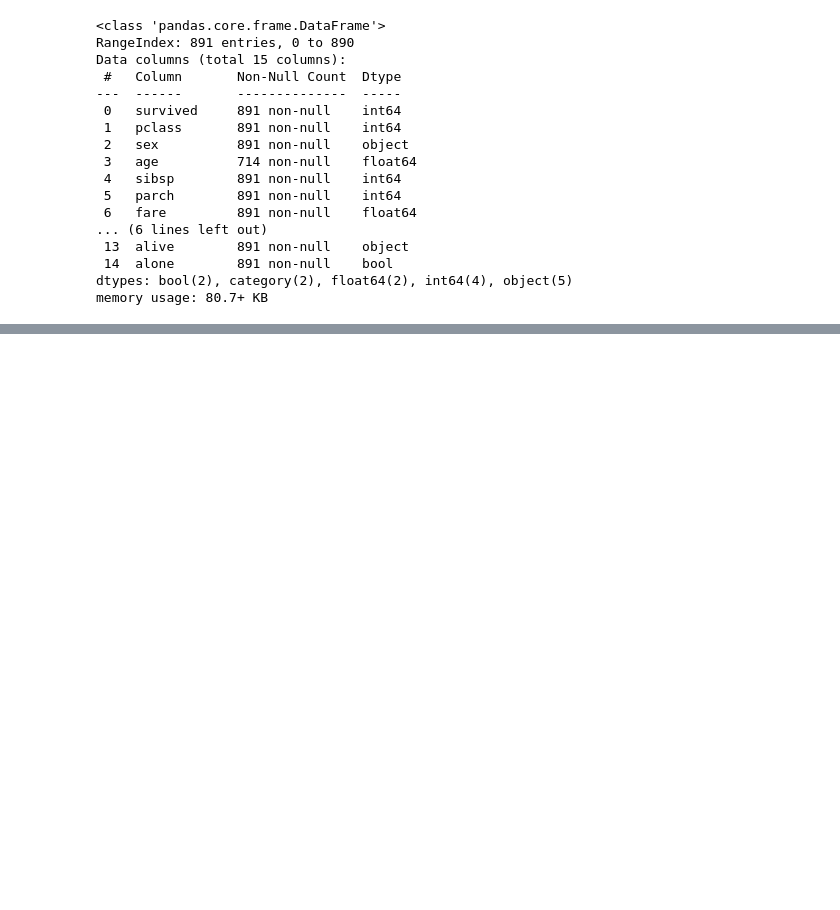
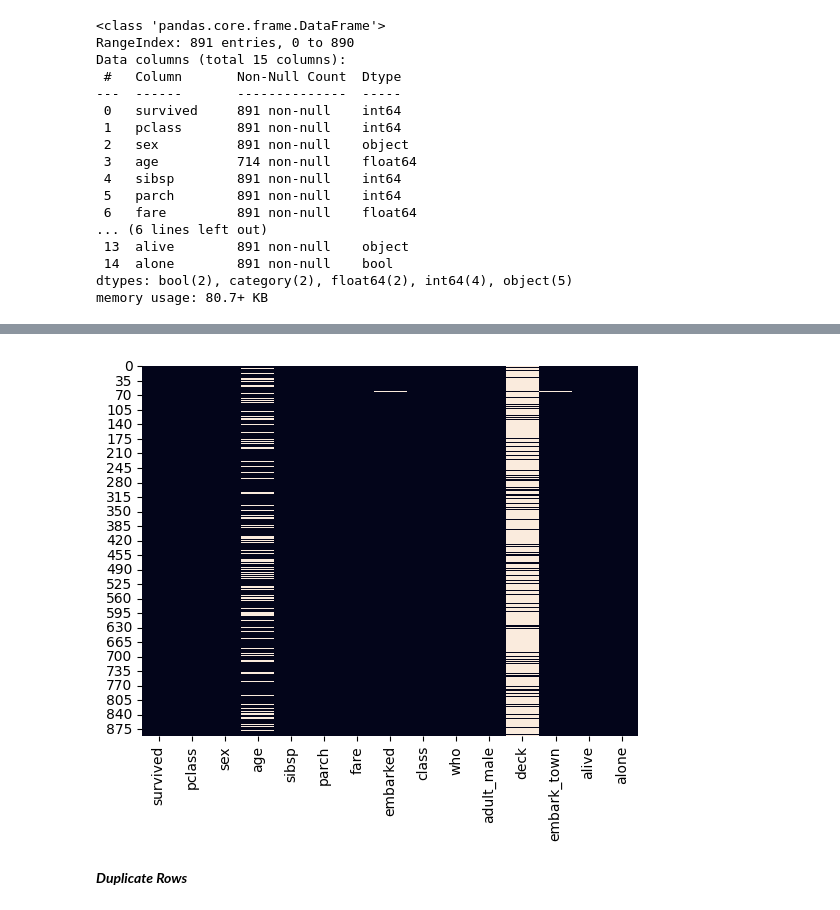
Before and after one commit to mdmostafizurrahman6351/Data_science, a Jupyter notebook: Data_analysis/EDA/Titanic_Data_EDA-01.ipynb, the cells around one changed output, grey strips where cells are left out. Drawn from its saved outputs; the diff is of its cells as text; code cells hidden in the pictures; blank space fills up the shorter version.

```diff
--- a/Data_analysis/EDA/Titanic_Data_EDA-01.ipynb
+++ b/Data_analysis/EDA/Titanic_Data_EDA-01.ipynb
@@ -44,0 +180,7 @@ memory usage: 80.7+ KB
+# %%
+sns.heatmap(df.isnull(), cbar=False)
+plt.show()
+# %% [output]
+[figure, added]
+# %% [markdown]
+***Duplicate Rows***
```
Also changed, not shown: parts of 21 cells of this notebook.
